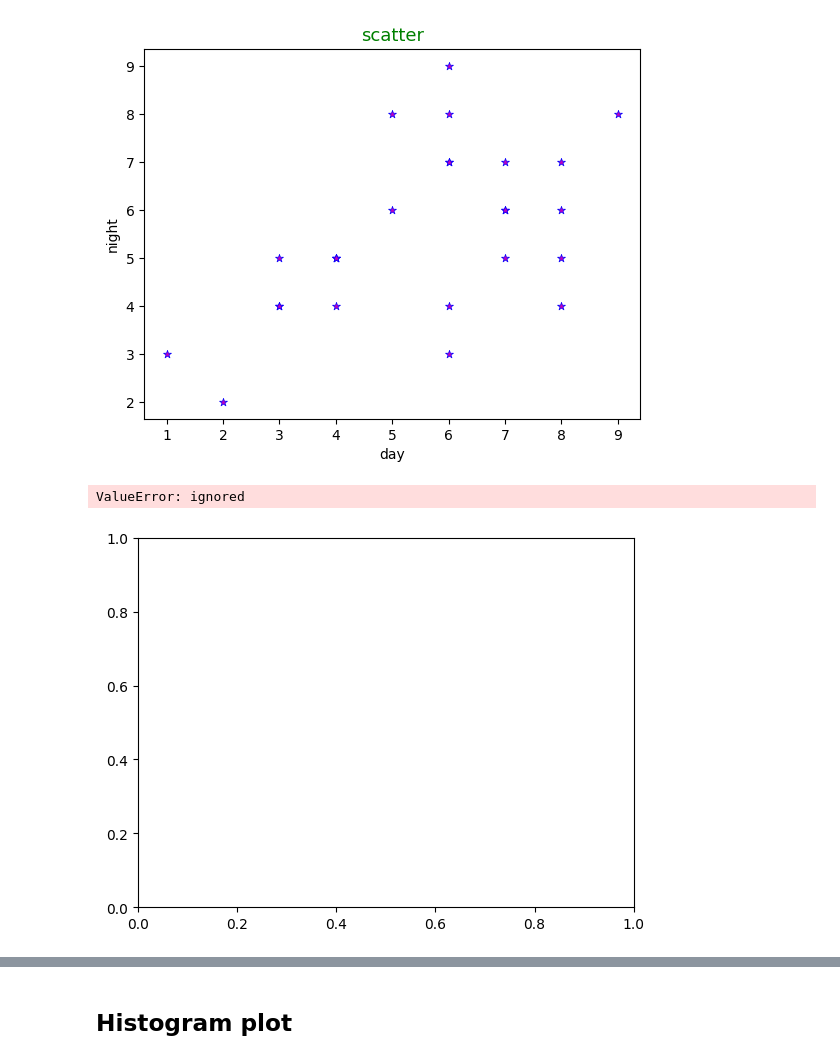
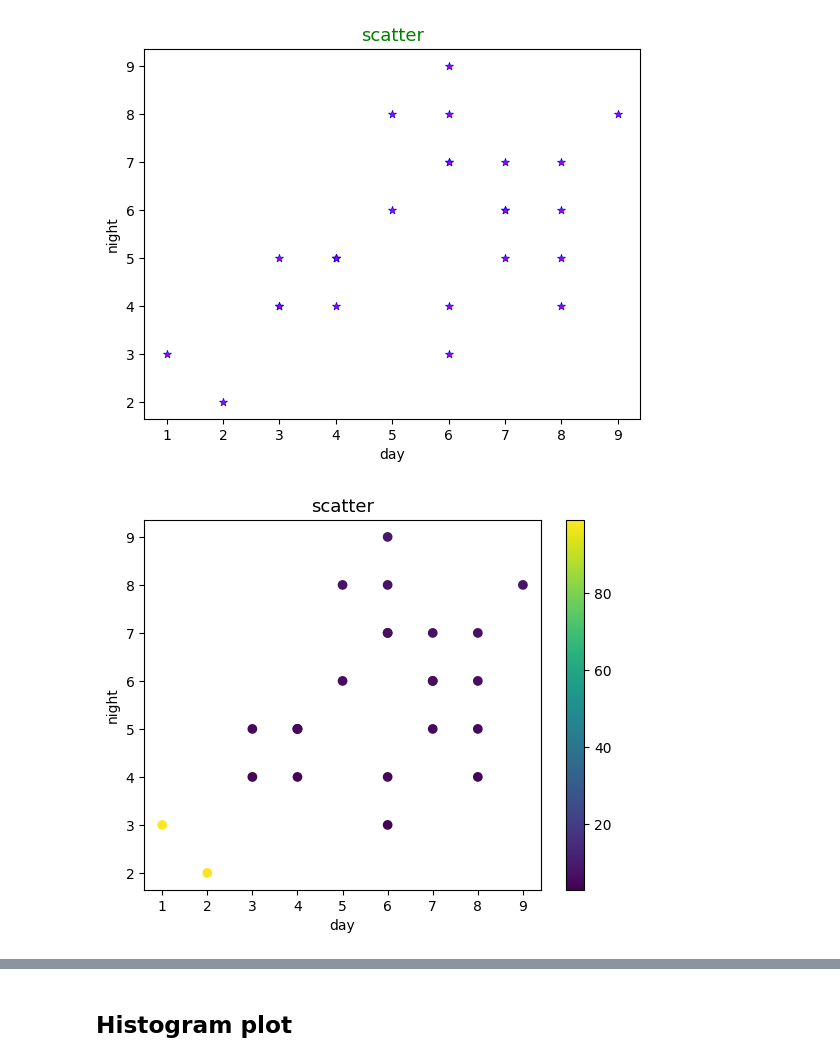
Before and after one commit to dil150898/Hotel_booking_anylisys, a Jupyter notebook: Hotel_Booking_Analysis_Capstone_Project.ipynb, the cells around one changed output, grey strips where cells are left out. Cells and saved outputs as stored; diff of their text form; code cells hidden in the pictures.

```diff
--- a/Hotel_Booking_Analysis_Capstone_Project.ipynb
+++ b/Hotel_Booking_Analysis_Capstone_Project.ipynb
@@ -452,16 +452,15 @@ plt.show()
 # %%
 x = [1,2,3,4,5,6,7,8,9,8,7,6,5,6,7,8,6,4,3,4,6,7,8,6,4,3]
 y = [3,2,4,5,6,7,6,5,8,6,7,9,8,7,6,7,8,5,4,5,4,5,4,3,4,5]
-#color = [99,98,97,5,6,7,6,5,8,6,7,9,8,7,6,7,8,5,4,5,4,5,4,3,4,5]
+color = [99,98,97,5,6,7,6,5,8,6,7,9,8,7,6,7,8,5,4,5,4,5,4,3,4,5]
 plt.scatter(x,y ,c = color , cmap = 'viridis')
 plt.colorbar()
 plt.title('scatter' , fontsize = 13 )
 plt.xlabel('day')
 plt.ylabel('night')
 plt.show()
 # %% [output]
-ValueError: ignored
-[figure, old version]
+[figure, new version]
 # %%
 x = [1,2,3,4,5,6,7,8,9,8,7,6,5,6,7,8,6,4,3,4,6,7,8,6,4,3]
 y = [3,2,4,5,6,7,6,5,8,6,7,9,8,7,6,7,8,5,4,5,4,5,4,3,4,5]
```
Also changed, not shown: parts of 46 cells of this notebook.
